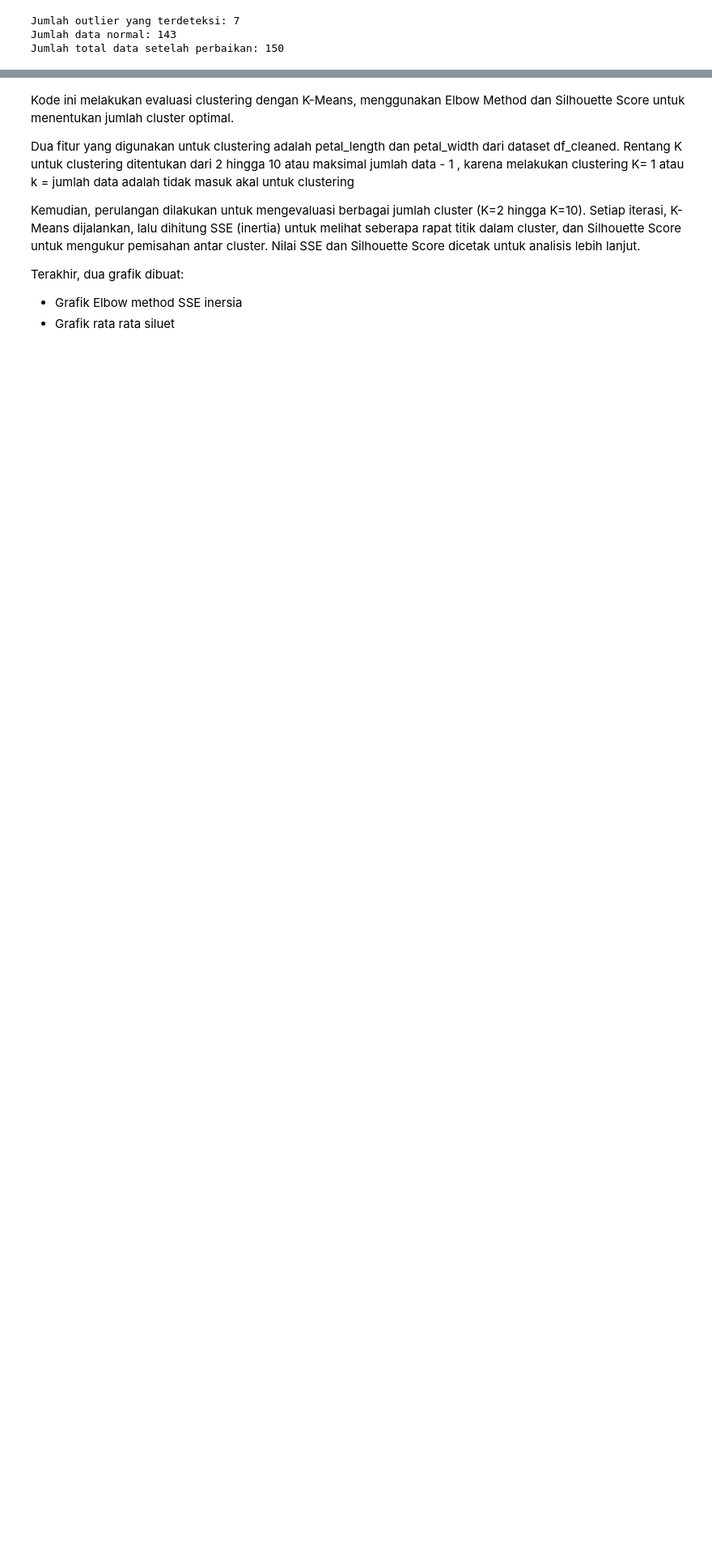
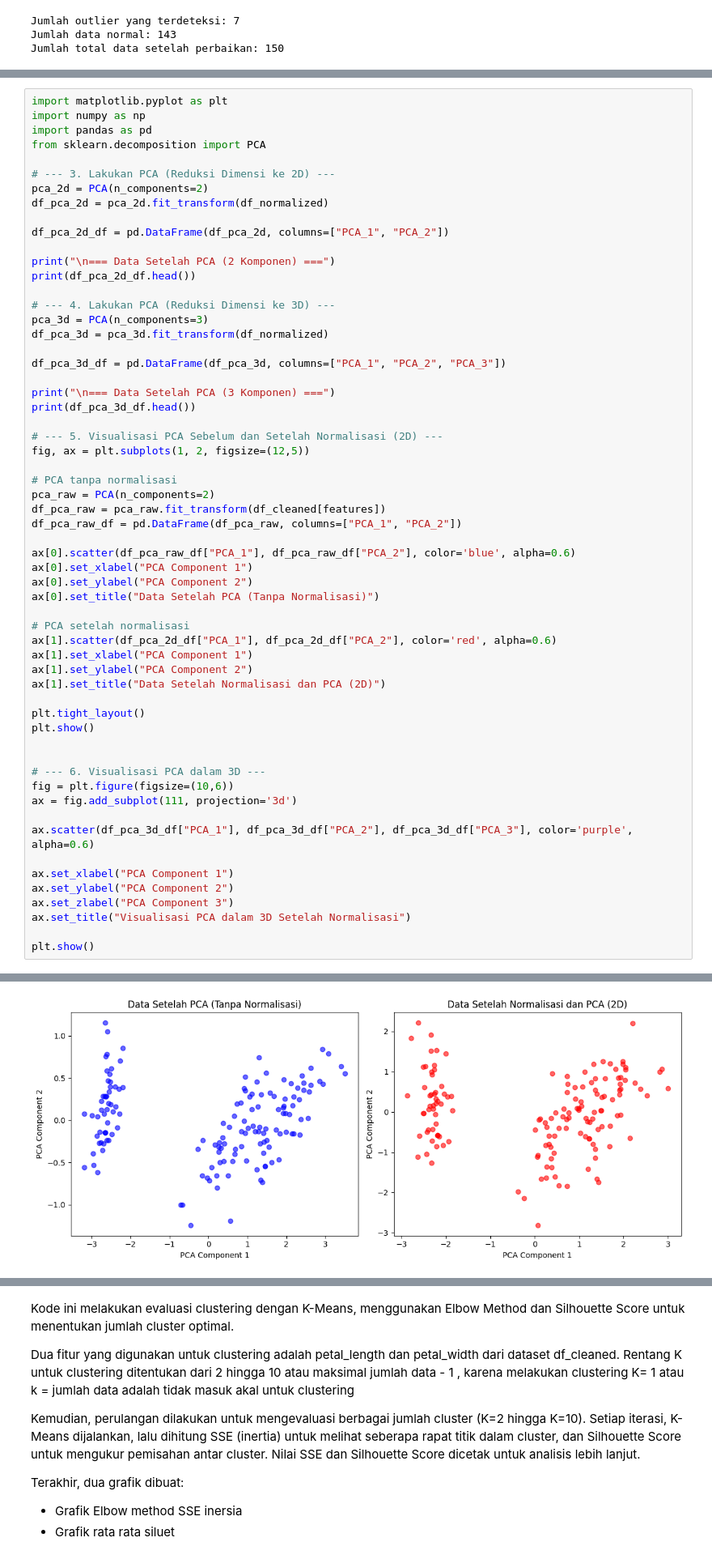
Before and after one commit to Starlight-viooo/Pendata, a Jupyter notebook: _sources/Tugas6Clustering.ipynb, the cells around one changed output, grey strips where cells are left out. Shown at 81% size. Saved outputs shown, nothing was run; the diff lists cells and outputs as text; blank space fills up the shorter version.

```diff
--- a/_sources/Tugas6Clustering.ipynb
+++ b/_sources/Tugas6Clustering.ipynb
@@ -166,0 +266,60 @@ Jumlah total data setelah perbaikan: 150
+# %%
+import matplotlib.pyplot as plt
+import numpy as np
+import pandas as pd
+from sklearn.decomposition import PCA
+
+# --- 3. Lakukan PCA (Reduksi Dimensi ke 2D) ---
+pca_2d = PCA(n_components=2)
+df_pca_2d = pca_2d.fit_transform(df_normalized)
+
+df_pca_2d_df = pd.DataFrame(df_pca_2d, columns=["PCA_1", "PCA_2"])
+
+print("\n=== Data Setelah PCA (2 Komponen) ===")
+print(df_pca_2d_df.head())
+
+# --- 4. Lakukan PCA (Reduksi Dimensi ke 3D) ---
+pca_3d = PCA(n_components=3)
+df_pca_3d = pca_3d.fit_transform(df_normalized)
+
+df_pca_3d_df = pd.DataFrame(df_pca_3d, columns=["PCA_1", "PCA_2", "PCA_3"])
+
+print("\n=== Data Setelah PCA (3 Komponen) ===")
+print(df_pca_3d_df.head())
+
+# --- 5. Visualisasi PCA Sebelum dan Setelah Normalisasi (2D) ---
+fig, ax = plt.subplots(1, 2, figsize=(12,5))
+
+# PCA tanpa normalisasi
+pca_raw = PCA(n_components=2)
+df_pca_raw = pca_raw.fit_transform(df_cleaned[features])
+df_pca_raw_df = pd.DataFrame(df_pca_raw, columns=["PCA_1", "PCA_2"])
+
+ax[0].scatter(df_pca_raw_df["PCA_1"], df_pca_raw_df["PCA_2"], color='blue', alpha=0.6)
+ax[0].set_xlabel("PCA Component 1")
+ax[0].set_ylabel("PCA Component 2")
+ax[0].set_title("Data Setelah PCA (Tanpa Normalisasi)")
+
+# PCA setelah normalisasi
+ax[1].scatter(df_pca_2d_df["PCA_1"], df_pca_2d_df["PCA_2"], color='red', alpha=0.6)
+ax[1].set_xlabel("PCA Component 1")
+ax[1].set_ylabel("PCA Component 2")
+ax[1].set_title("Data Setelah Normalisasi dan PCA (2D)")
+
+plt.tight_layout()
+plt.show()
+
+
+# --- 6. Visualisasi PCA dalam 3D ---
+fig = plt.figure(figsize=(10,6))
+ax = fig.add_subplot(111, projection='3d')
+
+ax.scatter(df_pca_3d_df["PCA_1"], df_pca_3d_df["PCA_2"], df_pca_3d_df["PCA_3"], color='purple', alpha=0.6)
+
+ax.set_xlabel("PCA Component 1")
+ax.set_ylabel("PCA Component 2")
+ax.set_zlabel("PCA Component 3")
+ax.set_title("Visualisasi PCA dalam 3D Setelah Normalisasi")
+
+plt.show()
+# %% [output]
@@ -166,0 +341 @@ Jumlah total data setelah perbaikan: 150
+[figure, added]
```
Also changed, not shown: parts of 12 cells of this notebook, 22 other files.
